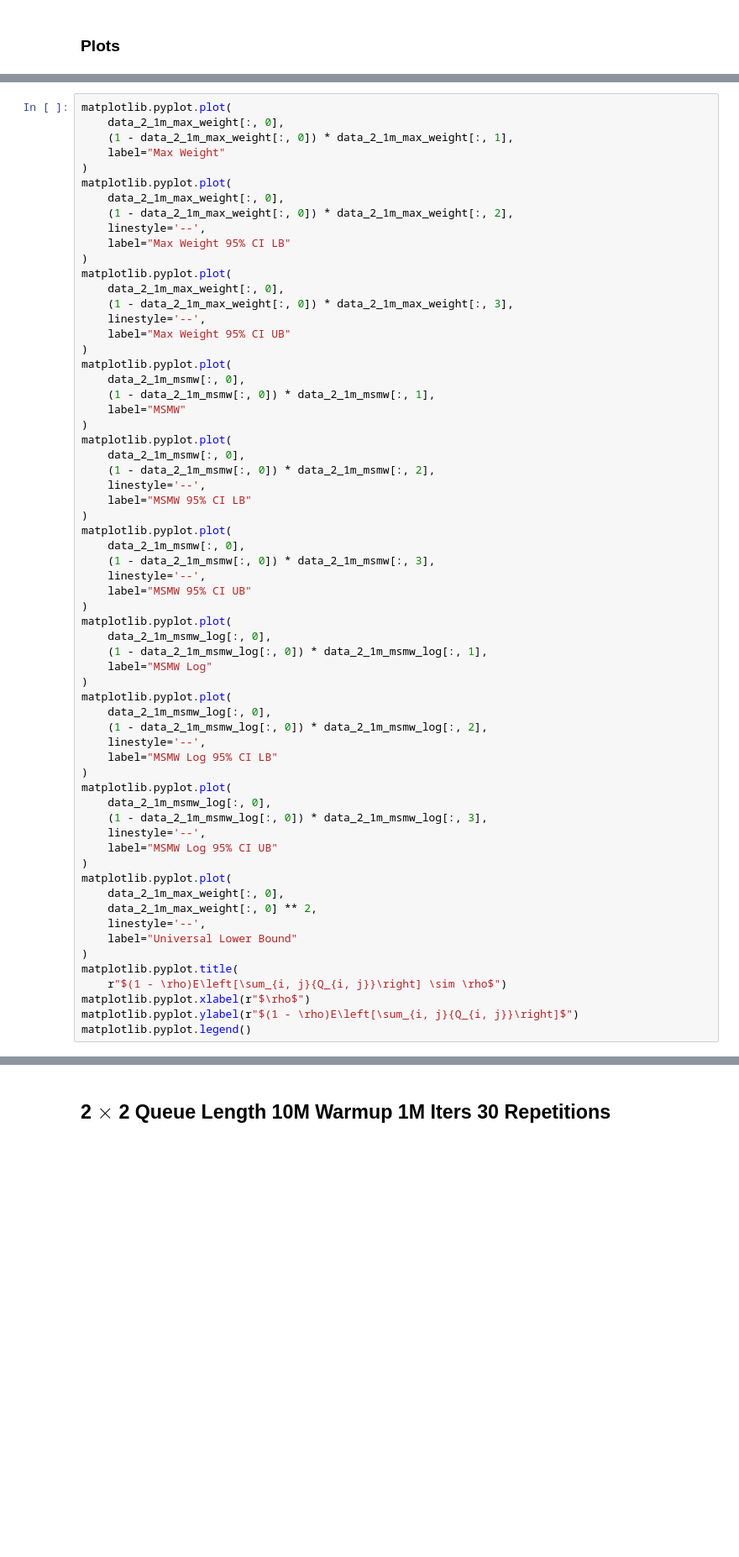
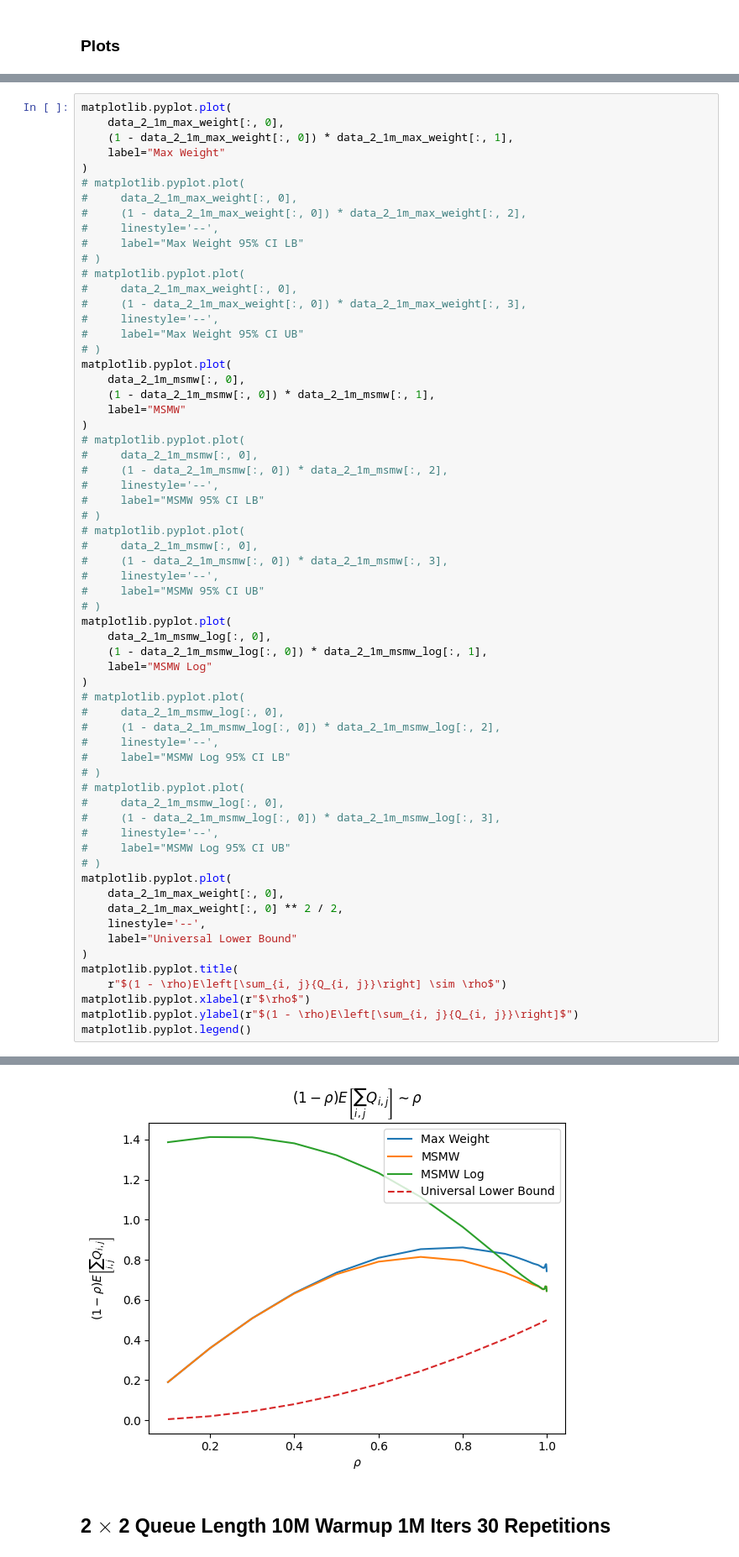
Before and after one commit to leafyao8621/questa, a Jupyter notebook: python/notebook/runner_rep_2_2.ipynb, the cells around one changed output, grey strips where cells are left out. Shown: that part at 84% size. Drawn from its saved outputs; the diff is of its cells as text; blank space fills up the shorter version.

```diff
--- a/python/notebook/runner_rep_2_2.ipynb
+++ b/python/notebook/runner_rep_2_2.ipynb
@@ -164,55 +341,55 @@ matplotlib.pyplot.plot(
     (1 - data_2_1m_max_weight[:, 0]) * data_2_1m_max_weight[:, 1],
     label="Max Weight"
 )
-matplotlib.pyplot.plot(
-    data_2_1m_max_weight[:, 0],
-    (1 - data_2_1m_max_weight[:, 0]) * data_2_1m_max_weight[:, 2],
-    linestyle='--',
-    label="Max Weight 95% CI LB"
-)
-matplotlib.pyplot.plot(
-    data_2_1m_max_weight[:, 0],
-    (1 - data_2_1m_max_weight[:, 0]) * data_2_1m_max_weight[:, 3],
-    linestyle='--',
-    label="Max Weight 95% CI UB"
-)
+# matplotlib.pyplot.plot(
+#     data_2_1m_max_weight[:, 0],
+#     (1 - data_2_1m_max_weight[:, 0]) * data_2_1m_max_weight[:, 2],
+#     linestyle='--',
+#     label="Max Weight 95% CI LB"
+# )
+# matplotlib.pyplot.plot(
+#     data_2_1m_max_weight[:, 0],
+#     (1 - data_2_1m_max_weight[:, 0]) * data_2_1m_max_weight[:, 3],
+#     linestyle='--',
+#     label="Max Weight 95% CI UB"
+# )
 matplotlib.pyplot.plot(
     data_2_1m_msmw[:, 0],
     (1 - data_2_1m_msmw[:, 0]) * data_2_1m_msmw[:, 1],
     label="MSMW"
 )
-matplotlib.pyplot.plot(
-    data_2_1m_msmw[:, 0],
-    (1 - data_2_1m_msmw[:, 0]) * data_2_1m_msmw[:, 2],
-    linestyle='--',
-    label="MSMW 95% CI LB"
-)
-matplotlib.pyplot.plot(
-    data_2_1m_msmw[:, 0],
-    (1 - data_2_1m_msmw[:, 0]) * data_2_1m_msmw[:, 3],
-    linestyle='--',
-    label="MSMW 95% CI UB"
-)
+# matplotlib.pyplot.plot(
+#     data_2_1m_msmw[:, 0],
+#     (1 - data_2_1m_msmw[:, 0]) * data_2_1m_msmw[:, 2],
+#     linestyle='--',
+#     label="MSMW 95% CI LB"
+# )
+# matplotlib.pyplot.plot(
+#     data_2_1m_msmw[:, 0],
+#     (1 - data_2_1m_msmw[:, 0]) * data_2_1m_msmw[:, 3],
+#     linestyle='--',
+#     label="MSMW 95% CI UB"
+# )
 matplotlib.pyplot.plot(
     data_2_1m_msmw_log[:, 0],
     (1 - data_2_1m_msmw_log[:, 0]) * data_2_1m_msmw_log[:, 1],
     label="MSMW Log"
 )
-matplotlib.pyplot.plot(
-    data_2_1m_msmw_log[:, 0],
-    (1 - data_2_1m_msmw_log[:, 0]) * data_2_1m_msmw_log[:, 2],
-    linestyle='--',
-    label="MSMW Log 95% CI LB"
-)
-matplotlib.pyplot.plot(
-    data_2_1m_msmw_log[:, 0],
-    (1 - data_2_1m_msmw_log[:, 0]) * data_2_1m_msmw_log[:, 3],
-    linestyle='--',
-    label="MSMW Log 95% CI UB"
-)
+# matplotlib.pyplot.plot(
+#     data_2_1m_msmw_log[:, 0],
+#     (1 - data_2_1m_msmw_log[:, 0]) * data_2_1m_msmw_log[:, 2],
+#     linestyle='--',
+#     label="MSMW Log 95% CI LB"
+# )
+# matplotlib.pyplot.plot(
+#     data_2_1m_msmw_log[:, 0],
+#     (1 - data_2_1m_msmw_log[:, 0]) * data_2_1m_msmw_log[:, 3],
+#     linestyle='--',
+#     label="MSMW Log 95% CI UB"
+# )
 matplotlib.pyplot.plot(
     data_2_1m_max_weight[:, 0],
-    data_2_1m_max_weight[:, 0] ** 2,
+    data_2_1m_max_weight[:, 0] ** 2 / 2,
     linestyle='--',
     label="Universal Lower Bound"
 )
@@ -221,3 +398,4 @@ matplotlib.pyplot.title(
 matplotlib.pyplot.xlabel(r"$\rho$")
 matplotlib.pyplot.ylabel(r"$(1 - \rho)E\left[\sum_{i, j}{Q_{i, j}}\right]$")
 matplotlib.pyplot.legend()
+# %% [output]
@@ -224,3 +403,4 @@ matplotlib.pyplot.legend()
+[figure, added]
 # %% [markdown]
 ## 2 $\times$ 2 Queue Length 10M Warmup 1M Iters 30 Repetitions
 # %% [markdown]
```
Also changed, not shown: parts of 8 cells of this notebook, 1 other file.
